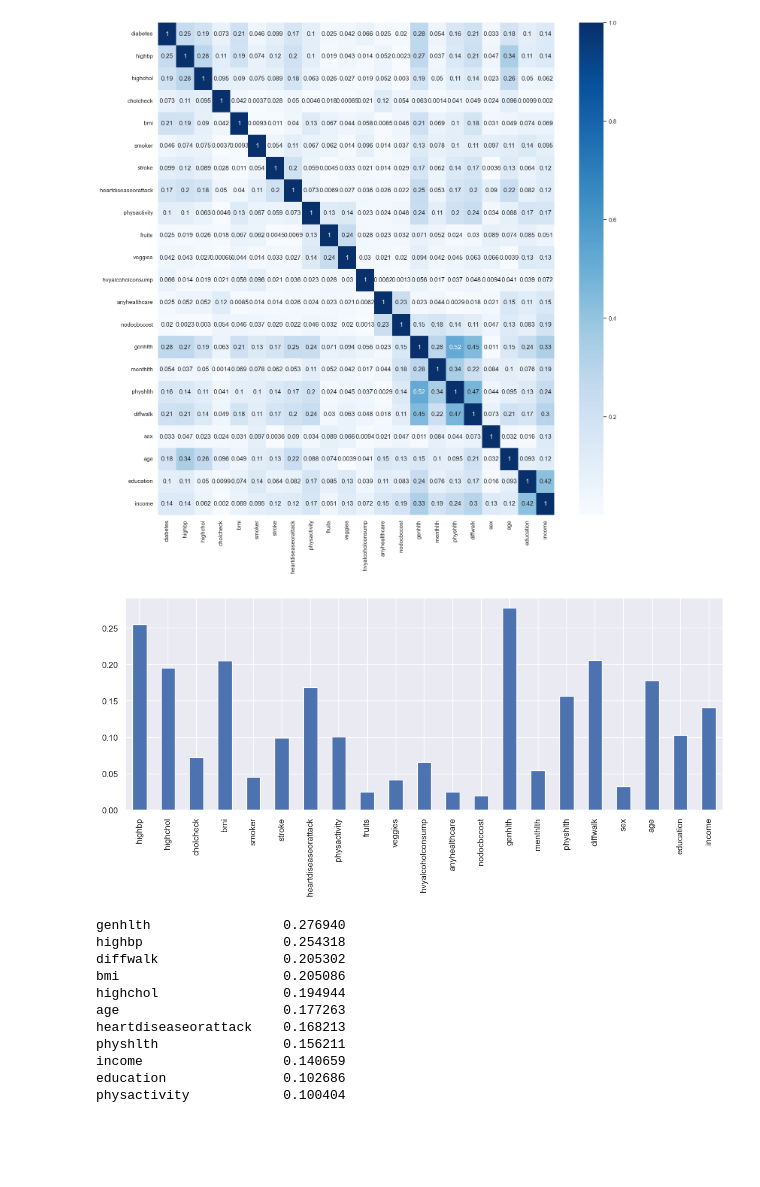
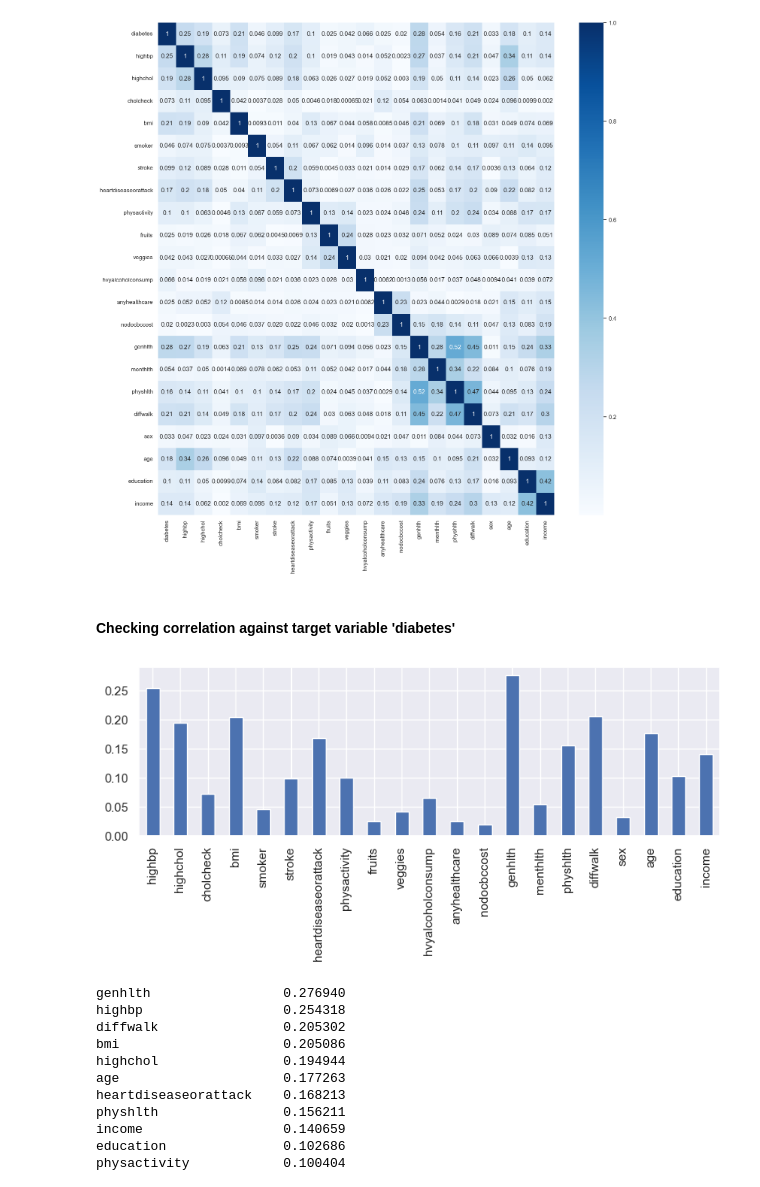
Before and after one commit to maclavijo/DiabetesPredictionProject, a Jupyter notebook: diabetes.ipynb, the cells around one changed output. Cells and saved outputs as stored; diff of their text form; code cells hidden in the pictures; blank space fills up the shorter version.

```diff
--- a/diabetes.ipynb
+++ b/diabetes.ipynb
@@ -293,14 +296,17 @@ plt.figure(figsize=(17,17))
 _ = sns.heatmap(corr_matrix, cmap="Blues", annot=True)
 # %% [output]
 [figure]
+# %% [markdown]
+#### Checking correlation against target variable 'diabetes'
 # %%
 dfMatrix = df.drop(columns='diabetes')
 corr_matrix = dfMatrix.corrwith(df.diabetes).abs()
-plt.figure(figsize=(14,5))
-_ = corr_matrix.plot(kind='bar', grid=True)
+fig,ax = plt.subplots(1,1)
+_ = corr_matrix.plot(kind='bar', grid=True, ax=ax, figsize=(8,4))
+fig.tight_layout()
 _ = plt.show()
 # %% [output]
-[figure, old version]
+[figure, new version]
 # %%
 corr_matrix.sort_values(ascending=False)
 # %% [output]
```
Also changed, not shown: parts of 23 cells of this notebook, 7 other files.
